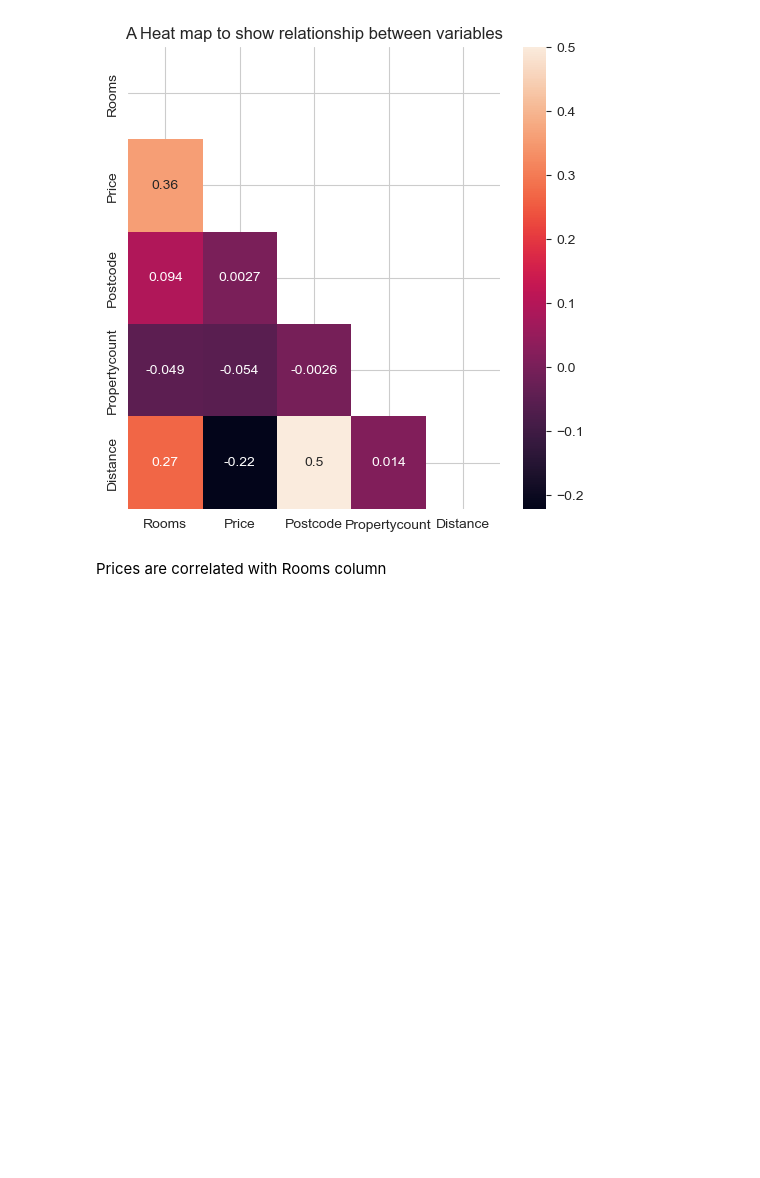
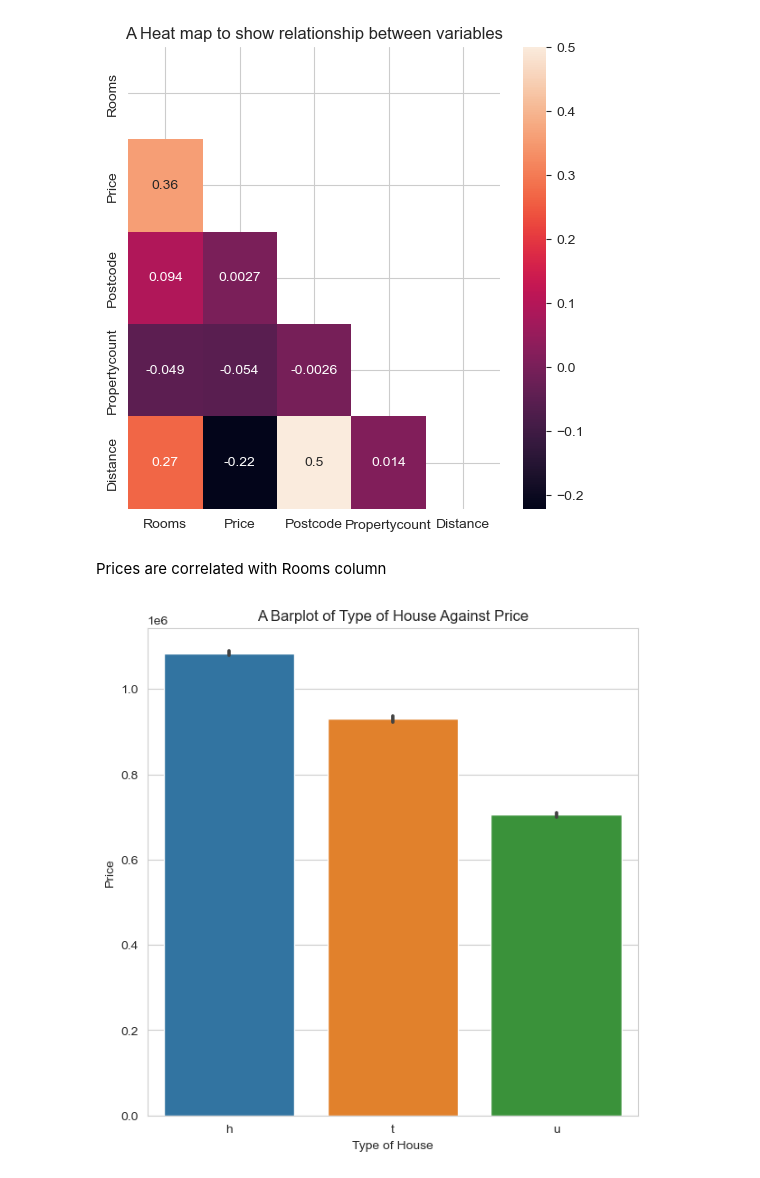
Before and after one commit to Subash0812/House_price_prediction-, a Jupyter notebook: house_price_pred.ipynb, the cells around one changed output. Saved outputs shown, nothing was run; the diff lists cells and outputs as text; code cells hidden in the pictures; blank space fills up the shorter version.

Commit message:
Drawing Charts to determine which Variables are great predictor of prices

```diff
--- a/house_price_pred.ipynb
+++ b/house_price_pred.ipynb
@@ -137,3 +155,9 @@ sns.heatmap(house_df.corr(),
 [figure]
 # %% [markdown]
 Prices are correlated with Rooms column
+# %%
+#Showing the relationship between the type of house and prices
+plt.figure(figsize=(7,7))
+sns.barplot(data=house_df, x='Type', y='Price').set(title='A Barplot of Type of House Against Price', xlabel='Type of House');
+# %% [output]
+[figure, added]
```
Also changed, not shown: parts of 4 cells of this notebook.
